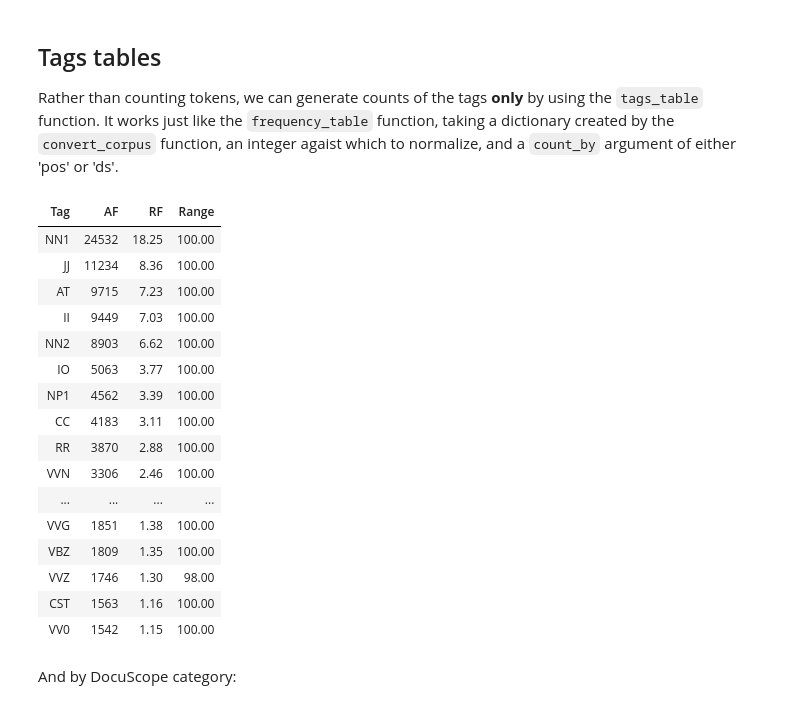
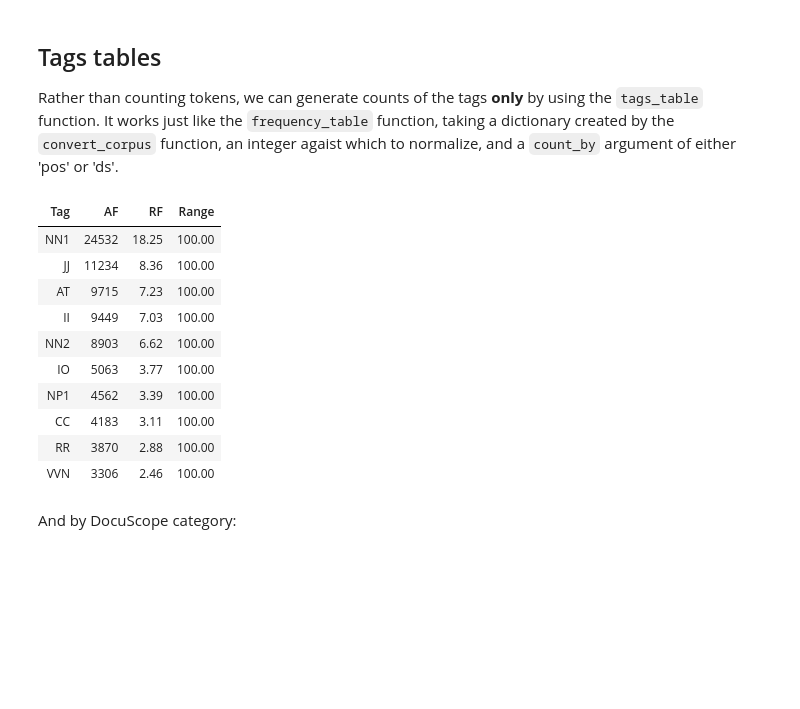
Before and after one commit to browndw/docuscospacy, a Jupyter notebook: docs/source/corpus_analysis.ipynb, the cells around one changed output. Drawn from its saved outputs; the diff is of its cells as text; code cells hidden in the pictures; blank space fills up the shorter version.

```diff
--- a/docs/source/corpus_analysis.ipynb
+++ b/docs/source/corpus_analysis.ipynb
@@ -228,25 +242,19 @@ Rather than counting tokens, we can generate counts of the tags **only** by usin
 # %%
 tc = tags_table(tp, non_punct)
 # %%
-tc.sort_values('RF', ascending=False).head(20).style.hide(axis='index').format(precision=2)
+tc.sort_values('RF', ascending=False).head(10).style.hide(axis='index').format(precision=2)
 # %% [output]
 | Tag | AF | RF | Range |
 | NN1 | 24532 | 18.25 | 100.00 |
 | JJ | 11234 | 8.36 | 100.00 |
 | AT | 9715 | 7.23 | 100.00 |
 | II | 9449 | 7.03 | 100.00 |
 | NN2 | 8903 | 6.62 | 100.00 |
 | IO | 5063 | 3.77 | 100.00 |
 | NP1 | 4562 | 3.39 | 100.00 |
 | CC | 4183 | 3.11 | 100.00 |
 | RR | 3870 | 2.88 | 100.00 |
 | VVN | 3306 | 2.46 | 100.00 |
-| ... | ... | ... | ... |
-| VVG | 1851 | 1.38 | 100.00 |
-| VBZ | 1809 | 1.35 | 100.00 |
-| VVZ | 1746 | 1.30 | 98.00 |
-| CST | 1563 | 1.16 | 100.00 |
-| VV0 | 1542 | 1.15 | 100.00 |
 # %% [markdown]
 And by DocuScope category:
 # %%
```
Also changed, not shown: parts of 13 cells of this notebook, 1 other file.
